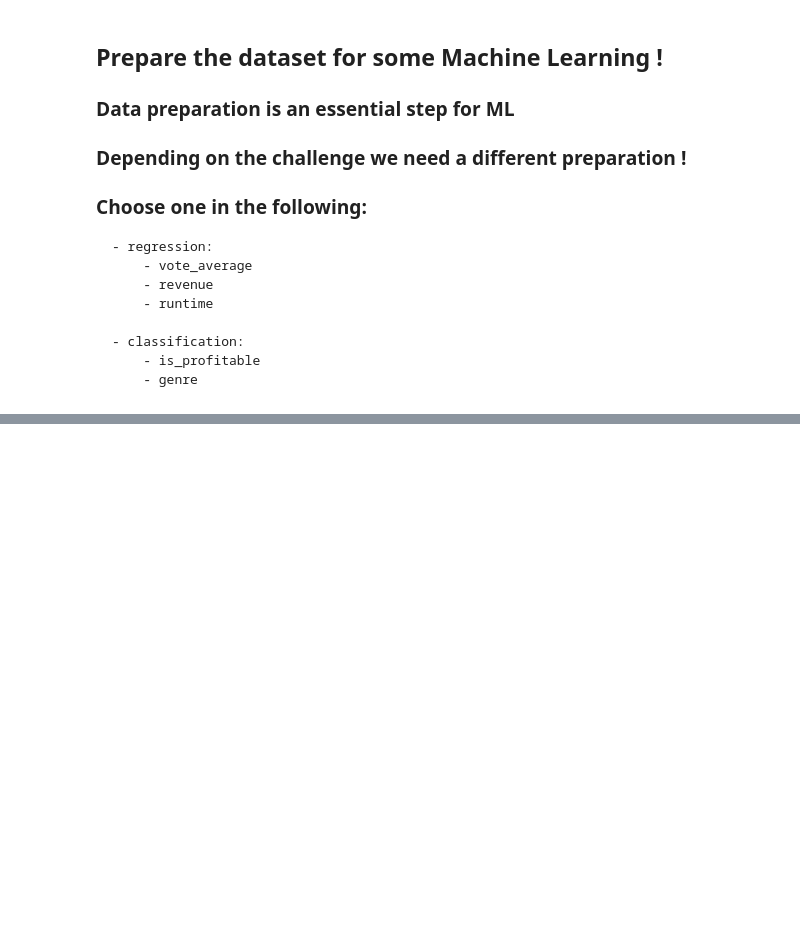
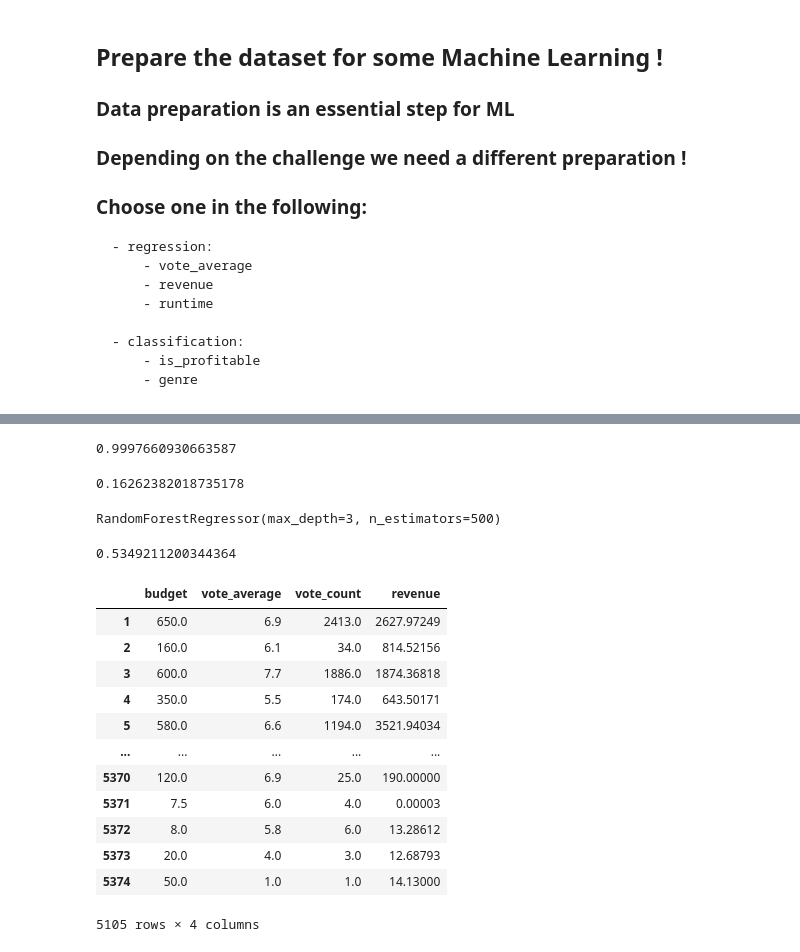
Before and after one commit to monkeyusage/py201, a Jupyter notebook: sessions/pandas_module.ipynb, the cells around one changed output, grey strips where cells are left out. Cells and saved outputs as stored; diff of their text form; code cells hidden in the pictures; blank space fills up the shorter version.

```diff
--- a/sessions/pandas_module.ipynb
+++ b/sessions/pandas_module.ipynb
@@ -213,0 +646,19 @@ meta.columns
+# %%
+tree.score(x_train, y_train)
+# %% [output]
+0.9997660930663587
+# %%
+tree.score(x_test, y_test)
+# %% [output]
+0.16262382018735178
+# %%
+from sklearn.ensemble import RandomForestRegressor
+
+forest = RandomForestRegressor(n_estimators=500, max_depth=3)
+forest.fit(x_train, y_train)
+# %% [output]
+RandomForestRegressor(max_depth=3, n_estimators=500)
+# %%
+forest.score(x_test, y_test)
+# %% [output]
+0.5349211200344364
@@ -214,2 +668,16 @@ meta.columns
 # %%
-meta.columns
+meta
+# %% [output]
+|  | budget | vote_average | vote_count | revenue |
+| 1 | 650.0 | 6.9 | 2413.0 | 2627.97249 |
+| 2 | 160.0 | 6.1 | 34.0 | 814.52156 |
+| 3 | 600.0 | 7.7 | 1886.0 | 1874.36818 |
+| 4 | 350.0 | 5.5 | 174.0 | 643.50171 |
+| 5 | 580.0 | 6.6 | 1194.0 | 3521.94034 |
+| ... | ... | ... | ... | ... |
+| 5370 | 120.0 | 6.9 | 25.0 | 190.00000 |
+| 5371 | 7.5 | 6.0 | 4.0 | 0.00003 |
+| 5372 | 8.0 | 5.8 | 6.0 | 13.28612 |
+| 5373 | 20.0 | 4.0 | 3.0 | 12.68793 |
+| 5374 | 50.0 | 1.0 | 1.0 | 14.13000 |
+5105 rows × 4 columns
```
Also changed, not shown: parts of 76 cells of this notebook, 4 other files.
